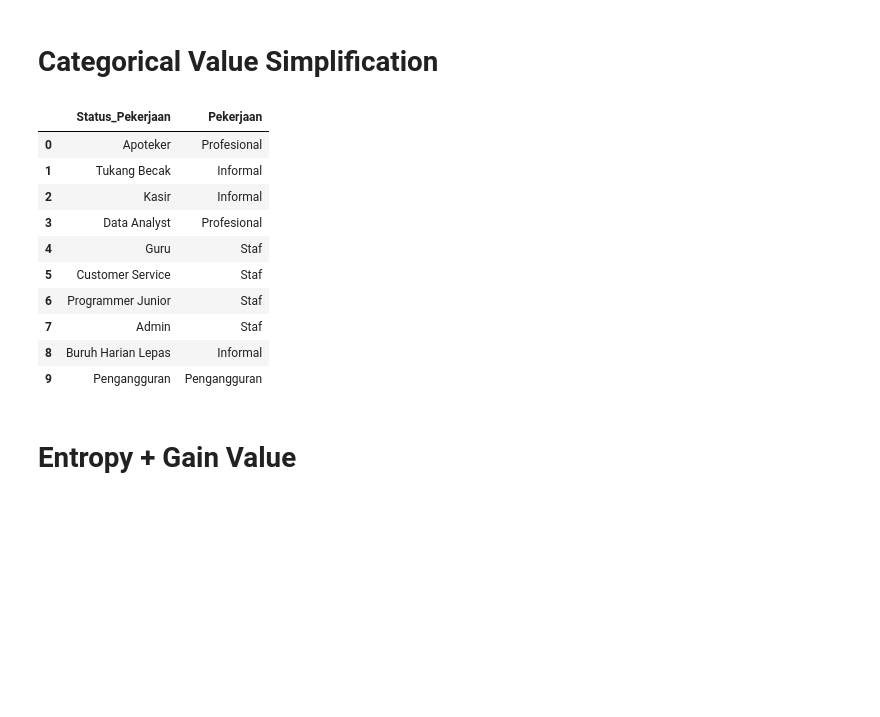
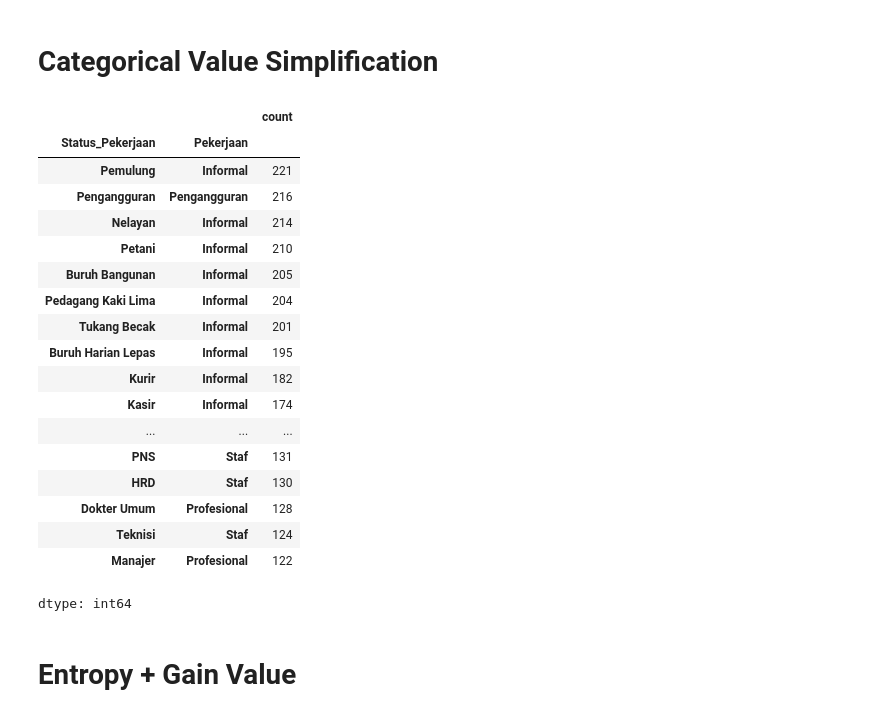
Before and after one commit to Neevera/Decision-Tree-classification-from-scrach, a Jupyter notebook: Klasifikasi_Kemiskinan_ID3.ipynb, the cells around one changed output. Drawn from its saved outputs; the diff is of its cells as text; code cells hidden in the pictures; blank space fills up the shorter version.

```diff
--- a/Klasifikasi_Kemiskinan_ID3.ipynb
+++ b/Klasifikasi_Kemiskinan_ID3.ipynb
@@ -74,19 +74,27 @@ job = {
 }
 # %%
 df['Pekerjaan'] = df['Status_Pekerjaan'].map(job)
-df[['Status_Pekerjaan', 'Pekerjaan']].head(10)
+df[['Status_Pekerjaan', 'Pekerjaan']].value_counts()
 # %% [output]
-|  | Status_Pekerjaan | Pekerjaan |
-| 0 | Apoteker | Profesional |
-| 1 | Tukang Becak | Informal |
-| 2 | Kasir | Informal |
-| 3 | Data Analyst | Profesional |
-| 4 | Guru | Staf |
-| 5 | Customer Service | Staf |
-| 6 | Programmer Junior | Staf |
-| 7 | Admin | Staf |
-| 8 | Buruh Harian Lepas | Informal |
-| 9 | Pengangguran | Pengangguran |
+|  |  | count |
+| Status_Pekerjaan | Pekerjaan |  |
+| Pemulung | Informal | 221 |
+| Pengangguran | Pengangguran | 216 |
+| Nelayan | Informal | 214 |
+| Petani | Informal | 210 |
+| Buruh Bangunan | Informal | 205 |
+| Pedagang Kaki Lima | Informal | 204 |
+| Tukang Becak | Informal | 201 |
+| Buruh Harian Lepas | Informal | 195 |
+| Kurir | Informal | 182 |
+| Kasir | Informal | 174 |
+| ... | ... | ... |
+| PNS | Staf | 131 |
+| HRD | Staf | 130 |
+| Dokter Umum | Profesional | 128 |
+| Teknisi | Staf | 124 |
+| Manajer | Profesional | 122 |
+dtype: int64
 # %% [markdown]
 # Entropy + Gain Value
 # %%
```
